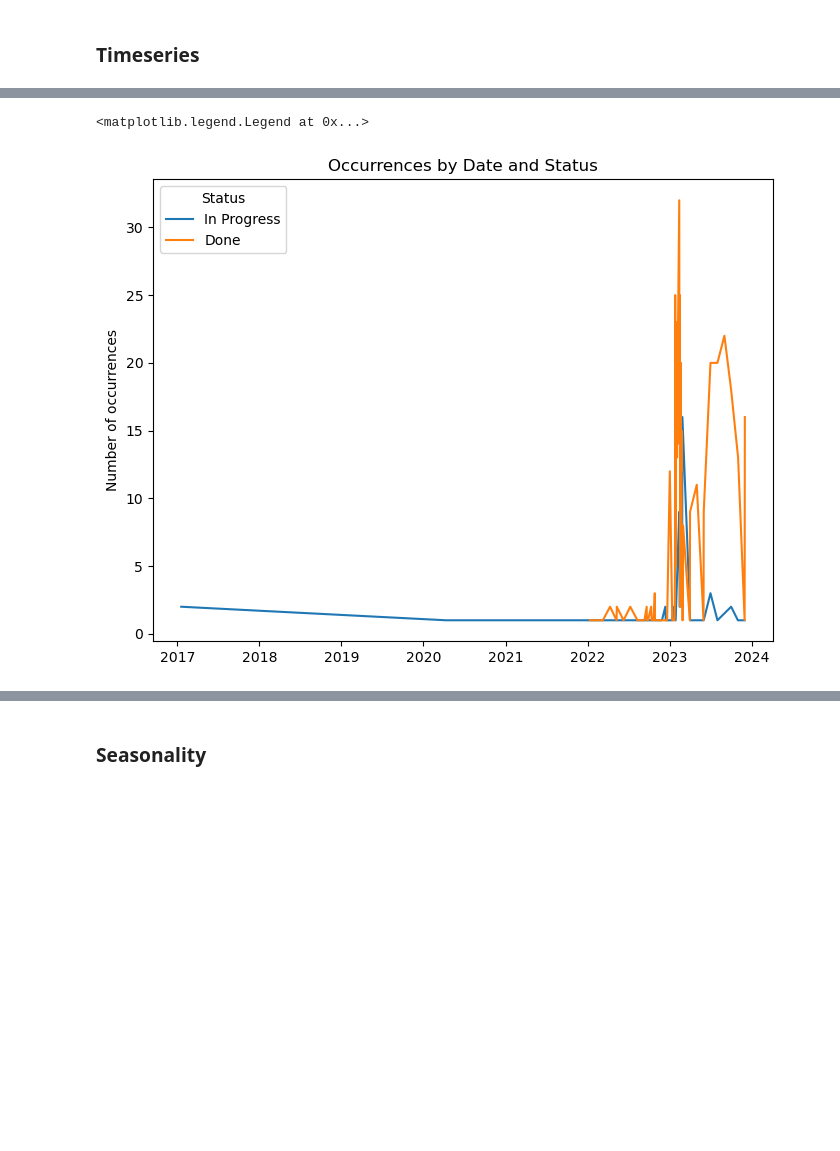
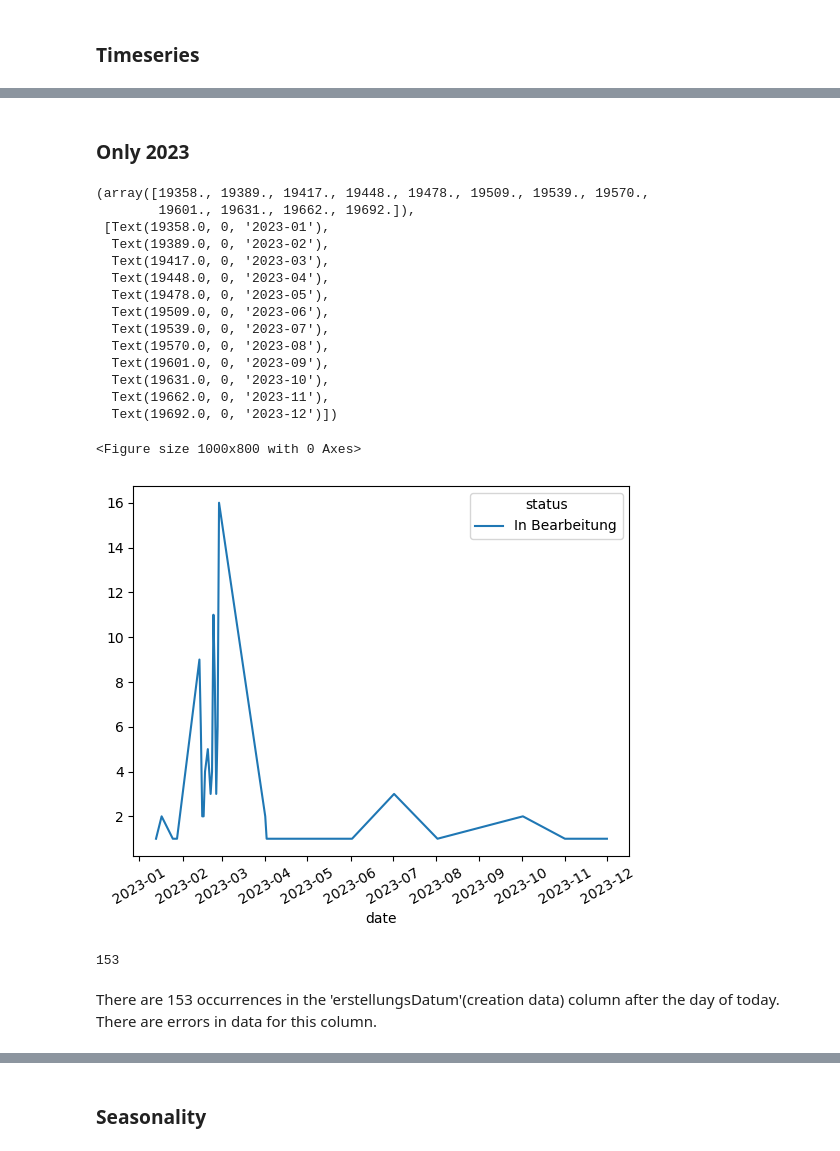
Before and after one commit to TechLabs-Berlin/wt23-geofree, a Jupyter notebook: data_project/visualization_OrdnungsamtData.ipynb, the cells around one changed output, grey strips where cells are left out. Cells and saved outputs as stored; diff of their text form; code cells hidden in the pictures; blank space fills up the shorter version.

Commit message:
updates and add a readme file
update explore_cleaning, investigate inconsistencies in OrdnungsamtData and add a readme file

```diff
--- a/data_project/visualization_OrdnungsamtData.ipynb
+++ b/data_project/visualization_OrdnungsamtData.ipynb
@@ -256,8 +301,7 @@ df_narrow.head()
 # %% [markdown]
 ### Creating a weekday column
 # %%
-
-df_narrow['erstellungsDatum'] = pd.to_datetime(df['erstellungsDatum'])
+df_narrow['erstellungsDatum'] = pd.to_datetime(df_narrow['erstellungsDatum'])
 df_narrow['day_of_week'] = df_narrow['erstellungsDatum'].dt.day_name()
 df_narrow.head()
 # %% [output]
@@ -313,28 +402,55 @@ plt.show()
 # %%
 in_progress = df_narrow[df_narrow['status'] == 'In Bearbeitung']
 done = df_narrow[df_narrow['status'] == 'Erledigt']
-# %%
-# prepare and plot
-
-in_progress_df = pd.DataFrame(in_progress.groupby(['date'])['bezirk'].count()).reset_index()
-in_progress_df['date'] = pd.to_datetime(in_progress_df['date'])
-in_progress_date = in_progress_df['date']
-in_progress_value = in_progress_df['bezirk']
-# in_progress_df
-
-
-done_df = pd.DataFrame(done.groupby(['date'])['bezirk'].count()).reset_index()
-done_df['date'] = pd.to_datetime(done_df['date'])
-done_date = done_df['date']
-done_value = done_df['bezirk']
-
-fig, ax = plt.subplots(figsize=(8, 6))
-ax.plot(in_progress_date, in_progress_value)
-ax.plot(done_date, done_value)
-
-ax.set_title('Occurrences by Date and Status')
-ax.set_ylabel('Number of occurrences')
-ax.legend(title='Status', loc='upper left', labels=['In Progress', 'Done'])
-# %% [output]
-<matplotlib.legend.Legend at 0x...>
-[figure, removed]
+# %% [markdown]
+### Only 2023
+# %%
+
+from datetime import date
+date_2023_begin = date(2023, 1, 1)
+
+
+in_progress_2023 =  in_progress[in_progress['date']>= date_2023_begin]
+# in_progress_2023
+
+done_2023 = done[done['date'] >= date_2023_begin]
+# done_2023
+
+
+# count occurrences per day
+count_inprogress_date = in_progress_2023.groupby(['status', 'date']).size().reset_index().pivot(columns='status', index='date', values=0)
+count_done_date = done_2023.groupby(['status', 'date']).size().reset_index().pivot(columns='status', index='date', values=0)
+
+plt.figure(figsize=(10,8))
+count_inprogress_date.plot(kind='line', stacked=True)
+plt.xticks(rotation=30)
+
+# df_plot = df.groupby(['status', 'bezirk']).size().reset_index().pivot(columns='status', index='bezirk', values=0)
+# df_plot.plot(kind='barh', stacked=True)
+# %% [output]
+(array([19358., 19389., 19417., 19448., 19478., 19509., 19539., 19570.,
+        19601., 19631., 19662., 19692.]),
+ [Text(19358.0, 0, '2023-01'),
+  Text(19389.0, 0, '2023-02'),
+  Text(19417.0, 0, '2023-03'),
+  Text(19448.0, 0, '2023-04'),
+  Text(19478.0, 0, '2023-05'),
+  Text(19509.0, 0, '2023-06'),
+  Text(19539.0, 0, '2023-07'),
+  Text(19570.0, 0, '2023-08'),
+  Text(19601.0, 0, '2023-09'),
+  Text(19631.0, 0, '2023-10'),
+  Text(19662.0, 0, '2023-11'),
+  Text(19692.0, 0, '2023-12')])
+<Figure size 1000x800 with 0 Axes>
+[figure, added]
+# %%
+## checking occcurrences after today
+today = date.today()
+today = pd.to_datetime(today)
+len(df_narrow[df_narrow['erstellungsDatum']>today])
+# %% [output]
+153
+# %% [markdown]
+There are 153 occurrences in the 'erstellungsDatum'(creation data) column after the day of today.
+There are errors in data for this column.
```
Also changed, not shown: parts of 32 cells of this notebook, 1 other file.
